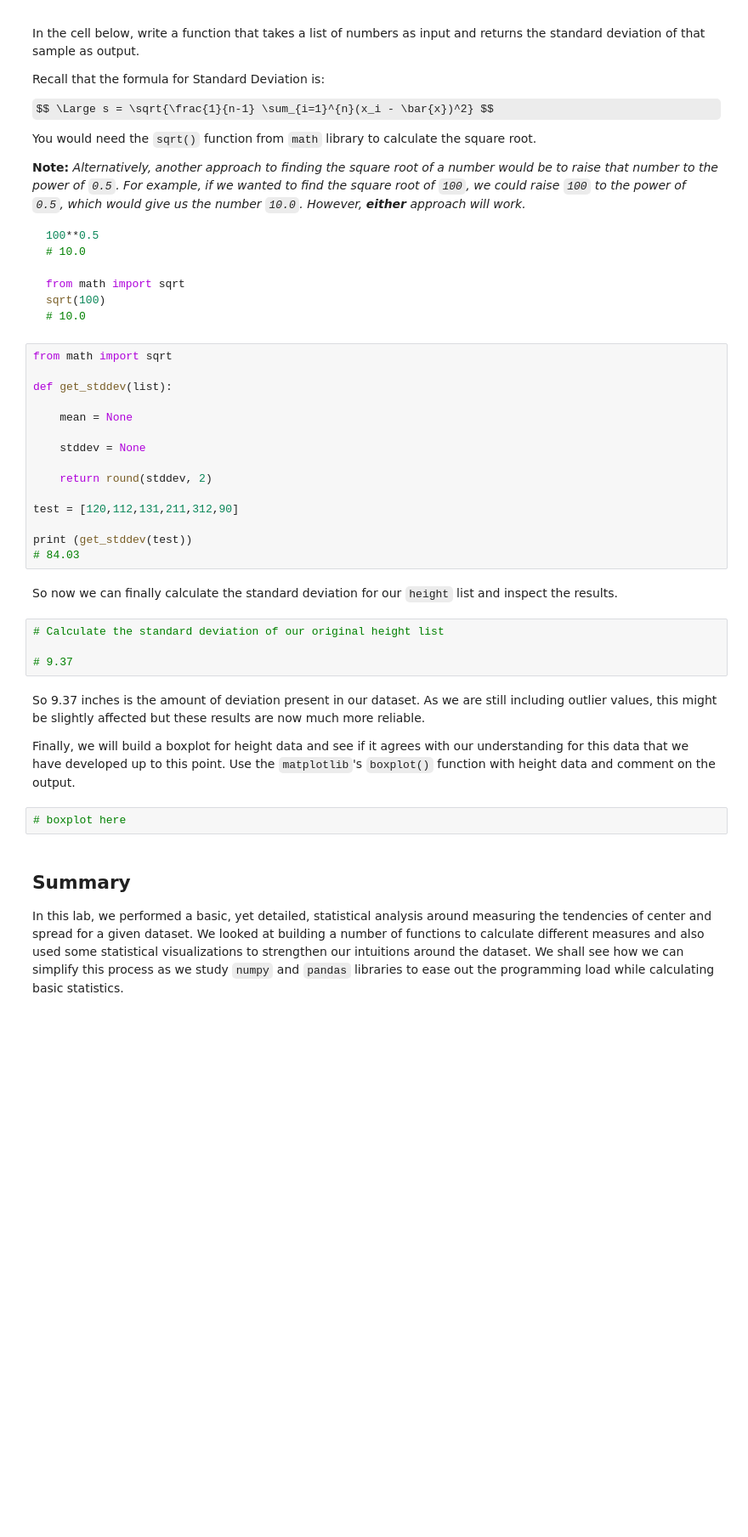
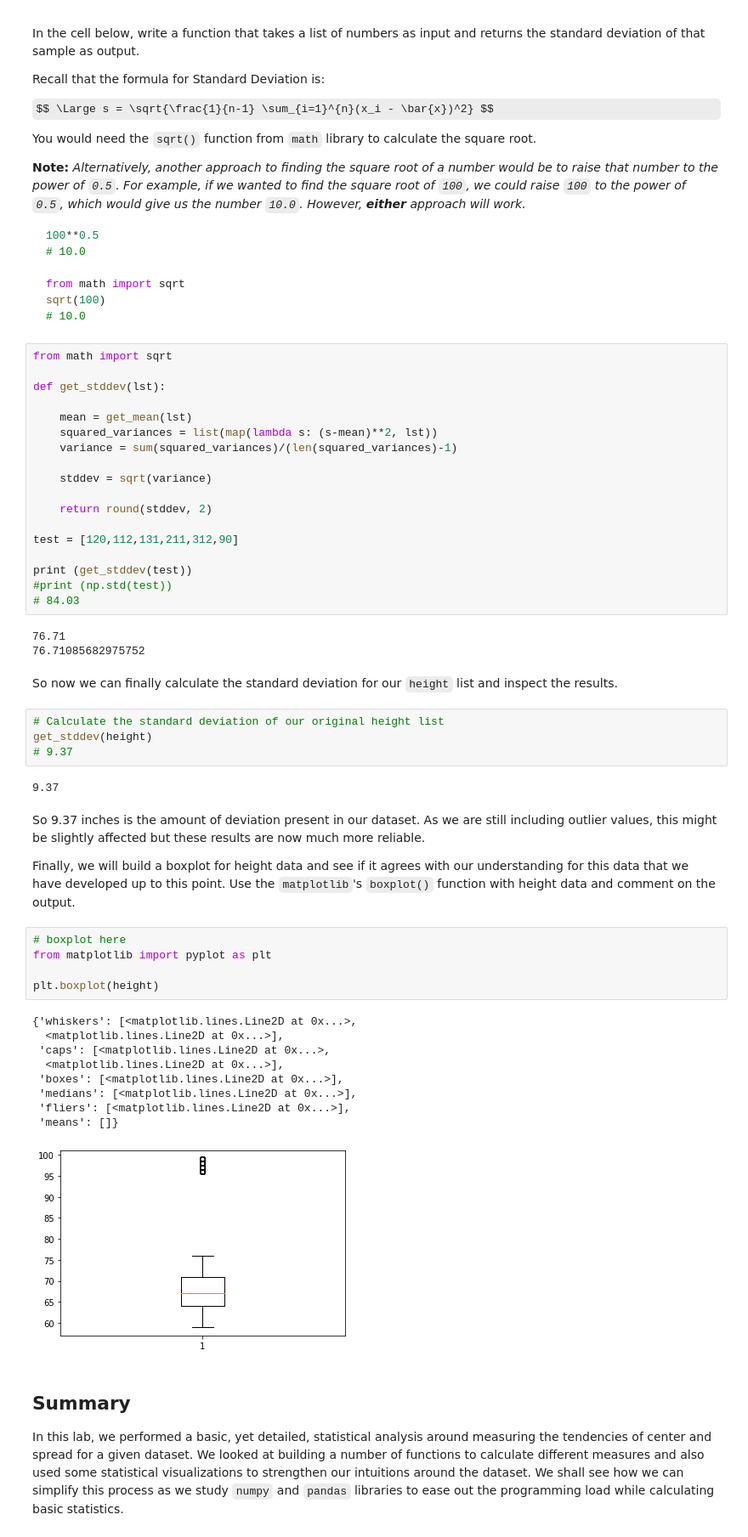
Before and after one commit to chaugnguyen/dsc-implementing-statistics-with-functions-lab-dc-ds-100719, a Jupyter notebook: index.ipynb, the cells around one changed output. Shown at 85% size. Saved outputs shown, nothing was run; the diff lists cells and outputs as text; some formulas as TeX source; blank space fills up the shorter version.

```diff
--- a/index.ipynb
+++ b/index.ipynb
@@ -263,30 +346,51 @@ sqrt(100)
 # %%
 from math import sqrt
 
-def get_stddev(list):
+def get_stddev(lst):
 
-    mean = None
+    mean = get_mean(lst)
+    squared_variances = list(map(lambda s: (s-mean)**2, lst))
+    variance = sum(squared_variances)/(len(squared_variances)-1)
 
-    stddev = None
+    stddev = sqrt(variance)
 
     return round(stddev, 2)
 
 test = [120,112,131,211,312,90]
 
 print (get_stddev(test))
+#print (np.std(test))
 # 84.03
+# %% [output]
+76.71
+76.71085682975752
 # %% [markdown]
 So now we can finally calculate the standard deviation for our `height` list and inspect the results.
 # %%
 # Calculate the standard deviation of our original height list
-
+get_stddev(height)
 # 9.37
+# %% [output]
+9.37
 # %% [markdown]
 So 9.37 inches is the amount of deviation present in our dataset. As we are still including outlier values, this might be slightly affected but these results are now much more reliable.
 
 Finally, we will build a boxplot for height data and see if it agrees with our understanding for this data that we have developed up to this point. Use the `matplotlib`'s `boxplot()` function with height data and comment on the output.
-# %%
-# boxplot here
+# %%
+# boxplot here
+from matplotlib import pyplot as plt
+
+plt.boxplot(height)
+# %% [output]
+{'whiskers': [<matplotlib.lines.Line2D at 0x...>,
+  <matplotlib.lines.Line2D at 0x...>],
+ 'caps': [<matplotlib.lines.Line2D at 0x...>,
+  <matplotlib.lines.Line2D at 0x...>],
+ 'boxes': [<matplotlib.lines.Line2D at 0x...>],
+ 'medians': [<matplotlib.lines.Line2D at 0x...>],
+ 'fliers': [<matplotlib.lines.Line2D at 0x...>],
+ 'means': []}
+[figure, added]
 # %% [markdown]
 ## Summary
 
```
Also changed, not shown: parts of 14 cells of this notebook.
